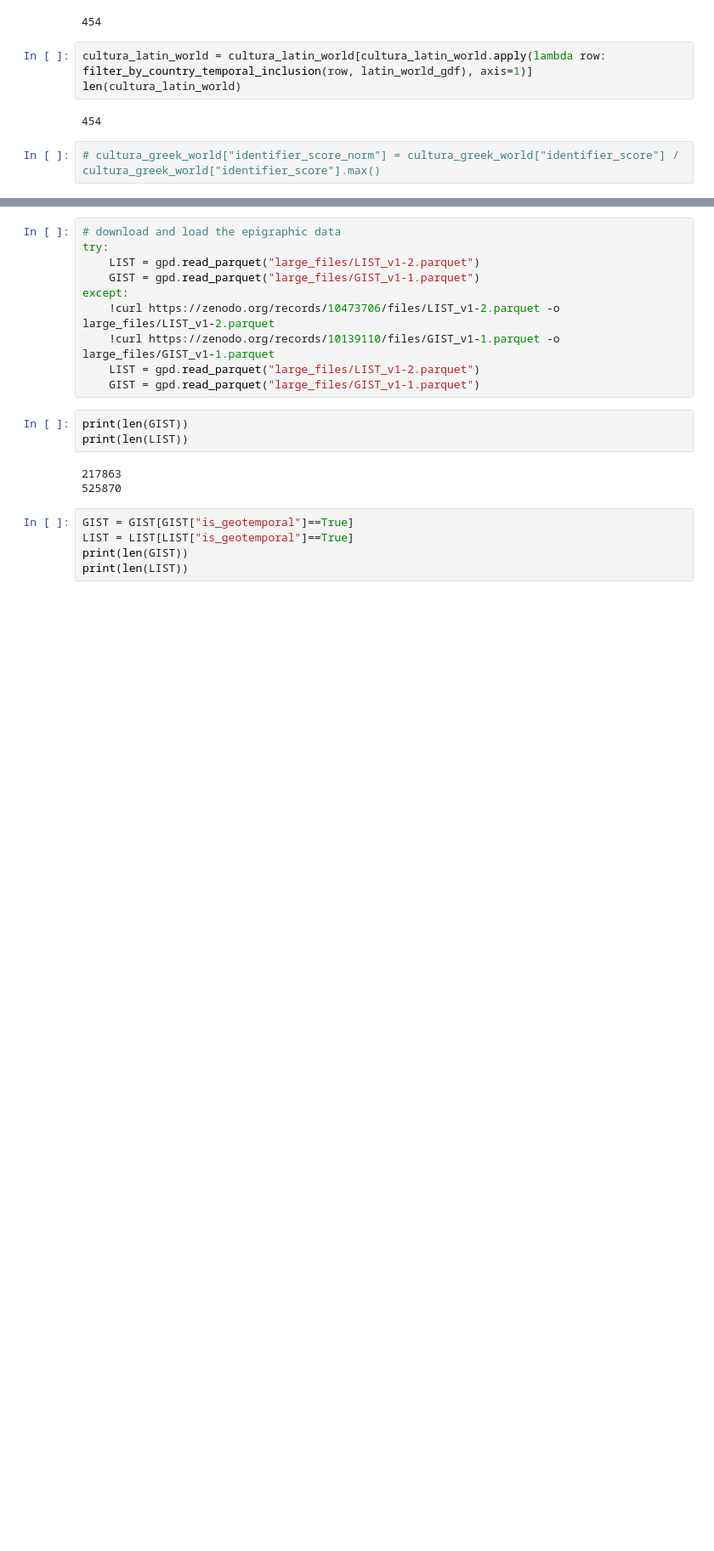
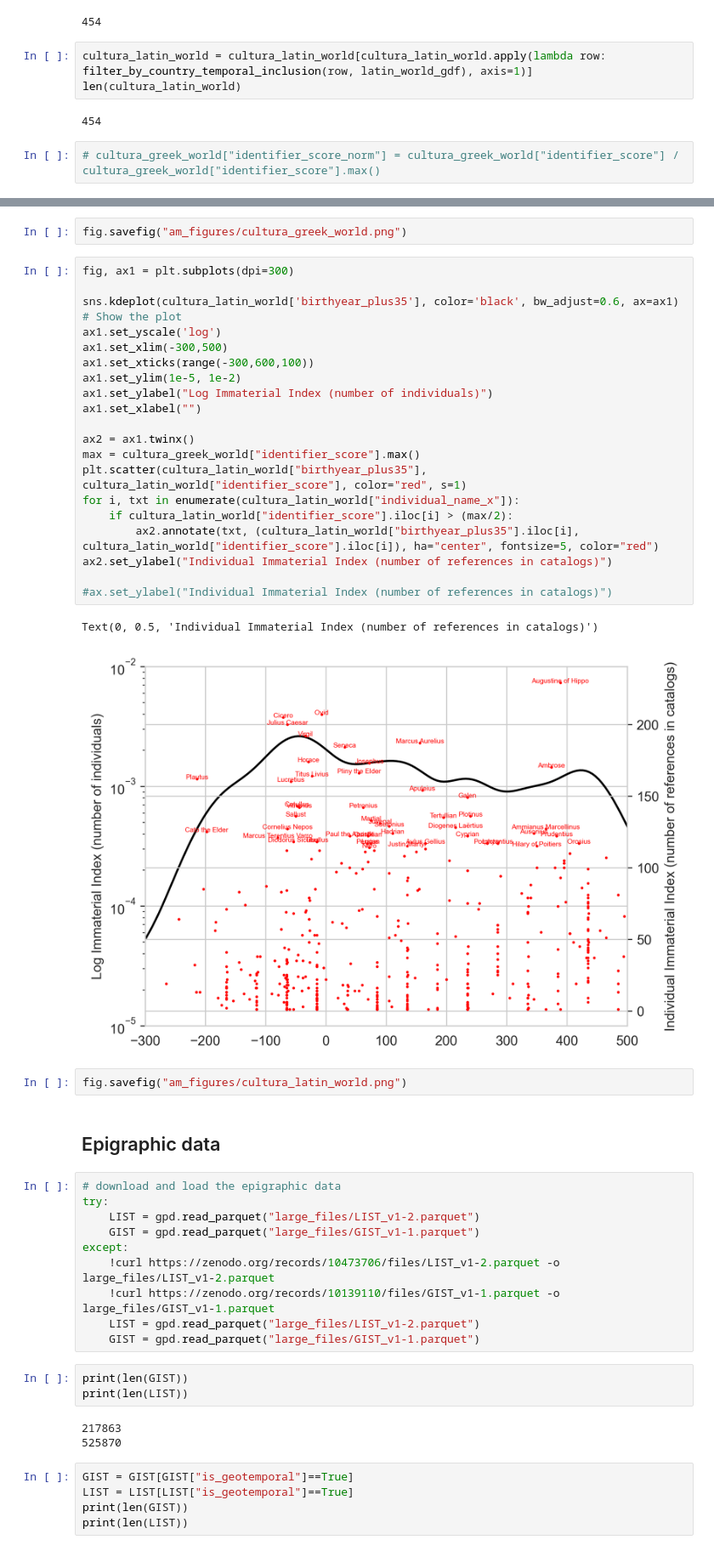
Before and after one commit to kasev/cultura_project, a Jupyter notebook: ancient_mediterranean/inscriptions_by_regions.ipynb, the cells around one changed output, grey strips where cells are left out. Shown at 85% size. Cells and saved outputs as stored; diff of their text form; blank space fills up the shorter version.

```diff
--- a/ancient_mediterranean/inscriptions_by_regions.ipynb
+++ b/ancient_mediterranean/inscriptions_by_regions.ipynb
@@ -182,3 +175,33 @@ cultura_greek_world.head(5)
+# %%
+fig.savefig("am_figures/cultura_greek_world.png")
+# %%
+fig, ax1 = plt.subplots(dpi=300)
+
+sns.kdeplot(cultura_latin_world['birthyear_plus35'], color='black', bw_adjust=0.6, ax=ax1)
+# Show the plot
+ax1.set_yscale('log')
+ax1.set_xlim(-300,500)
+ax1.set_xticks(range(-300,600,100))
+ax1.set_ylim(1e-5, 1e-2)
+ax1.set_ylabel("Log Immaterial Index (number of individuals)")
+ax1.set_xlabel("")
+
+ax2 = ax1.twinx()
+max = cultura_greek_world["identifier_score"].max()
+plt.scatter(cultura_latin_world["birthyear_plus35"], cultura_latin_world["identifier_score"], color="red", s=1)
+for i, txt in enumerate(cultura_latin_world["individual_name_x"]):
+    if cultura_latin_world["identifier_score"].iloc[i] > (max/2):
+        ax2.annotate(txt, (cultura_latin_world["birthyear_plus35"].iloc[i], cultura_latin_world["identifier_score"].iloc[i]), ha="center", fontsize=5, color="red")
+ax2.set_ylabel("Individual Immaterial Index (number of references in catalogs)")
+
+#ax.set_ylabel("Individual Immaterial Index (number of references in catalogs)")
+# %% [output]
+Text(0, 0.5, 'Individual Immaterial Index (number of references in catalogs)')
+[figure, added]
+# %%
+fig.savefig("am_figures/cultura_latin_world.png")
+# %% [markdown]
+## Epigraphic data
 # %%
 # download and load the epigraphic data
 try:
```
Also changed, not shown: parts of 24 cells of this notebook, 4 other files.
